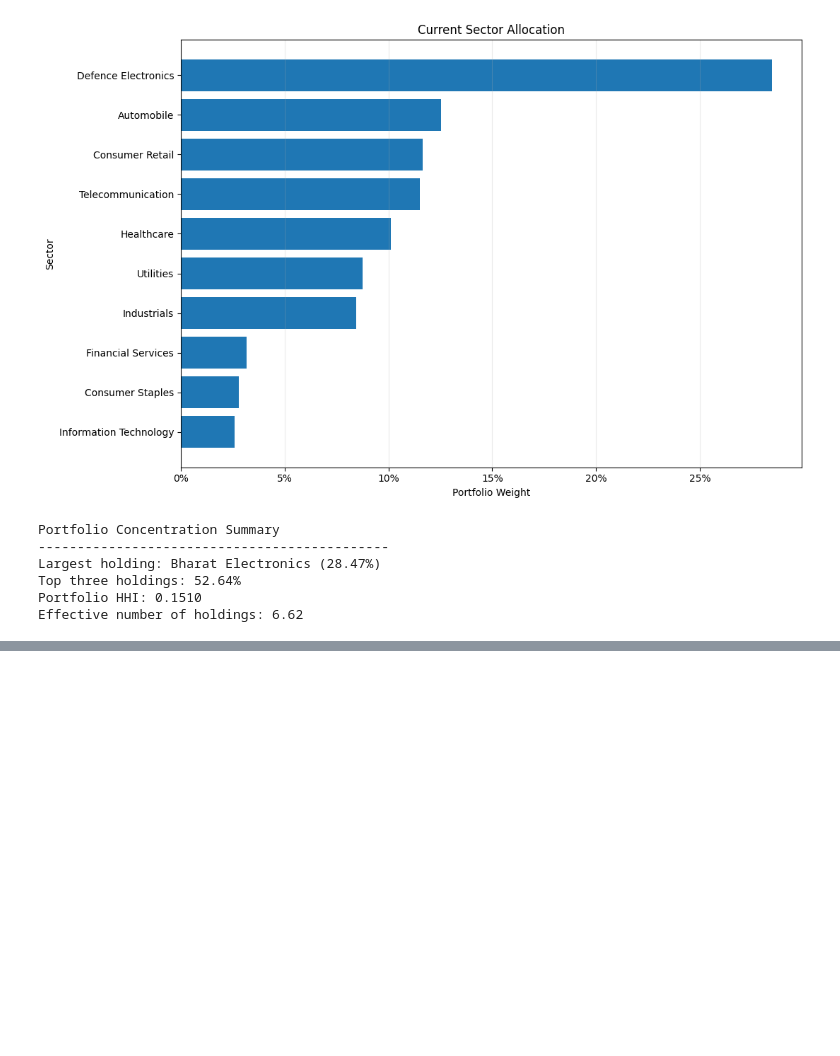
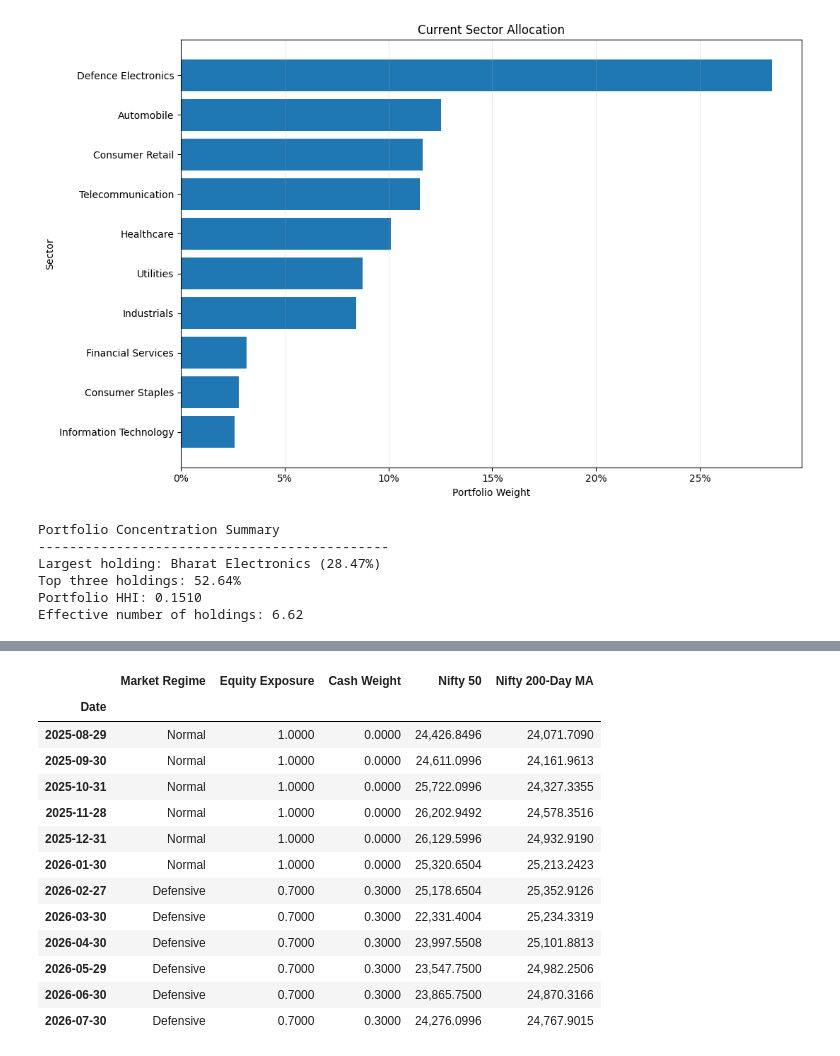
Before and after one commit to Rohil121/bharat-portfolio-lab, a Jupyter notebook: notebooks/01_portfolio_mvp.ipynb, the cells around one changed output, grey strips where cells are left out. Drawn from its saved outputs; the diff is of its cells as text; code cells hidden in the pictures; blank space fills up the shorter version.

Commit message:
Generate Adaptive Barbell strategy weights

```diff
--- a/notebooks/01_portfolio_mvp.ipynb
+++ b/notebooks/01_portfolio_mvp.ipynb
@@ -1113,0 +1328,73 @@ Effective number of holdings: 6.62
+# %%
+strategy_weight_records = []
+strategy_regime_records = []
+
+for rebalance_date in month_end_dates:
+    strategy_output = calculate_adaptive_barbell_weights(
+        rebalance_date
+    )
+
+    if strategy_output is None:
+        continue
+
+    weight_record = strategy_output["Weights"].copy()
+    weight_record.name = rebalance_date
+    strategy_weight_records.append(weight_record)
+
+    strategy_regime_records.append(
+        {
+            "Date": rebalance_date,
+            "Market Regime": strategy_output["Market Regime"],
+            "Equity Exposure": strategy_output["Equity Exposure"],
+            "Cash Weight": strategy_output["Cash Weight"],
+            "Nifty 50": strategy_output["Nifty 50"],
+            "Nifty 200-Day MA": strategy_output[
+                "Nifty 200-Day MA"
+            ],
+        }
+    )
+
+strategy_target_weights = pd.DataFrame(
+    strategy_weight_records
+)
+
+strategy_regimes = (
+    pd.DataFrame(strategy_regime_records)
+    .set_index("Date")
+)
+
+# Validation checks
+assert not strategy_target_weights.empty, \
+    "No strategy weights were generated."
+
+assert (
+    strategy_target_weights >= 0
+).all().all(), "Negative portfolio weight detected."
+
+assert (
+    strategy_target_weights.sum(axis=1) <= 1.000001
+).all(), "Total portfolio weight exceeds 100%."
+
+assert np.allclose(
+    strategy_target_weights.sum(axis=1)
+    + strategy_regimes["Cash Weight"],
+    1.0,
+), "Equity and cash weights must total 100%."
+
+print("Adaptive strategy weights generated successfully.")
+print("-" * 55)
+print(
+    f"First valid rebalance: "
+    f"{strategy_target_weights.index.min().date()}"
+)
+print(
+    f"Latest valid rebalance: "
+    f"{strategy_target_weights.index.max().date()}"
+)
+print(
+    f"Number of valid rebalances: "
+    f"{len(strategy_target_weights)}"
+)
+
+display(strategy_regimes.tail(12))
+# %% [output]
@@ -1113,0 +1406,14 @@ Effective number of holdings: 6.62
+|  | Market Regime | Equity Exposure | Cash Weight | Nifty 50 | Nifty 200-Day MA |
+| Date |  |  |  |  |  |
+| 2025-08-29 | Normal | 1.0000 | 0.0000 | 24,426.8496 | 24,071.7090 |
+| 2025-09-30 | Normal | 1.0000 | 0.0000 | 24,611.0996 | 24,161.9613 |
+| 2025-10-31 | Normal | 1.0000 | 0.0000 | 25,722.0996 | 24,327.3355 |
+| 2025-11-28 | Normal | 1.0000 | 0.0000 | 26,202.9492 | 24,578.3516 |
+| 2025-12-31 | Normal | 1.0000 | 0.0000 | 26,129.5996 | 24,932.9190 |
+| 2026-01-30 | Normal | 1.0000 | 0.0000 | 25,320.6504 | 25,213.2423 |
+| 2026-02-27 | Defensive | 0.7000 | 0.3000 | 25,178.6504 | 25,352.9126 |
+| 2026-03-30 | Defensive | 0.7000 | 0.3000 | 22,331.4004 | 25,234.3319 |
+| 2026-04-30 | Defensive | 0.7000 | 0.3000 | 23,997.5508 | 25,101.8813 |
+| 2026-05-29 | Defensive | 0.7000 | 0.3000 | 23,547.7500 | 24,982.2506 |
+| 2026-06-30 | Defensive | 0.7000 | 0.3000 | 23,865.7500 | 24,870.3166 |
+| 2026-07-30 | Defensive | 0.7000 | 0.3000 | 24,276.0996 | 24,767.9015 |
```
Also changed, not shown: parts of 5 cells of this notebook.
